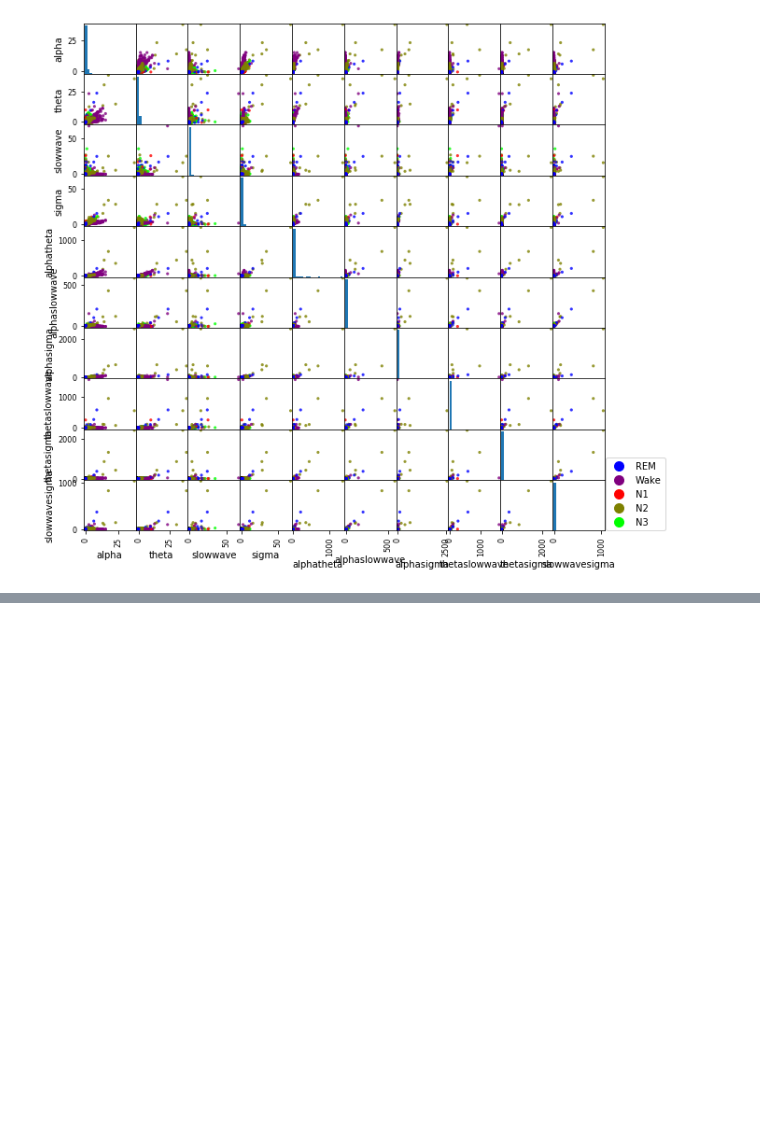
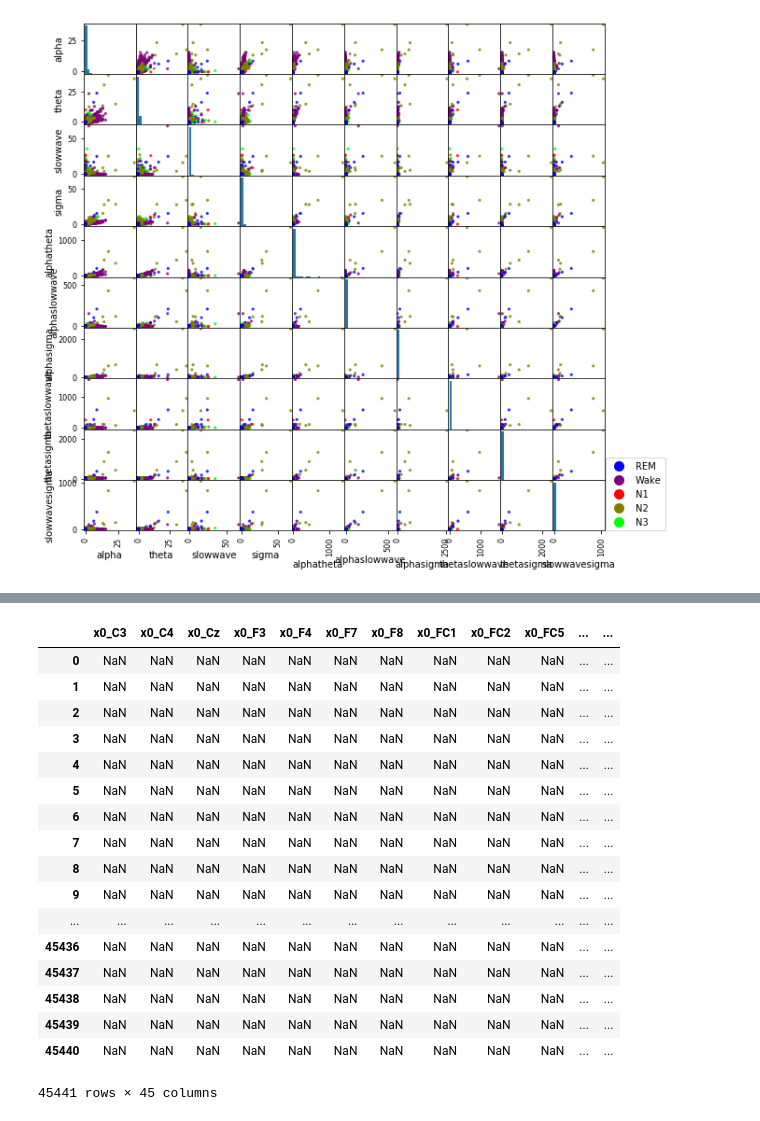
Before and after one commit to zhiyanwang27/decoding_sleep, a Jupyter notebook: src/EDA.ipynb, the cells around one changed output, grey strips where cells are left out. Cells and saved outputs as stored; diff of their text form; code cells hidden in the pictures; blank space fills up the shorter version.

```diff
--- a/src/EDA.ipynb
+++ b/src/EDA.ipynb
@@ -144,3 +159,15 @@ plt.savefig('../figures/scattermatrix_poly.png',dpi=300)
 plt.show()
 # %% [output]
 [figure]
+# %%
+# calculate outlier portion
+from scipy import nanmean, nanstd
+df_zscore = df_preprocessed[con_ftrs]
+zscore = lambda x: (x - nanmean(x)) / nanstd(x)
+df_zscore.apply(zscore)
+outlier_portion = (df_zscore >= 3.0)
+outlier_portion_1 = df_zscore <= -3.0
+print(outlier_portion[con_ftrs[1]].value_counts(), outlier_portion_1[con_ftrs[1]].value_counts())
+print(outlier_portion[con_ftrs[0]].value_counts(), outlier_portion_1[con_ftrs[0]].value_counts())
+print(outlier_portion[con_ftrs[2]].value_counts(), outlier_portion_1[con_ftrs[2]].value_counts())
+print(outlier_portion[con_ftrs[3]].value_counts(), outlier_portion_1[con_ftrs[3]].value_counts())
@@ -146,0 +212,21 @@ plt.show()
+# %%
+df_preprocessed[outlier_portion]
+# %% [output]
+|  | x0_C3 | x0_C4 | x0_Cz | x0_F3 | x0_F4 | x0_F7 | x0_F8 | x0_FC1 | x0_FC2 | x0_FC5 | ... | ... |
+| 0 | NaN | NaN | NaN | NaN | NaN | NaN | NaN | NaN | NaN | NaN | ... | ... |
+| 1 | NaN | NaN | NaN | NaN | NaN | NaN | NaN | NaN | NaN | NaN | ... | ... |
+| 2 | NaN | NaN | NaN | NaN | NaN | NaN | NaN | NaN | NaN | NaN | ... | ... |
+| 3 | NaN | NaN | NaN | NaN | NaN | NaN | NaN | NaN | NaN | NaN | ... | ... |
+| 4 | NaN | NaN | NaN | NaN | NaN | NaN | NaN | NaN | NaN | NaN | ... | ... |
+| 5 | NaN | NaN | NaN | NaN | NaN | NaN | NaN | NaN | NaN | NaN | ... | ... |
+| 6 | NaN | NaN | NaN | NaN | NaN | NaN | NaN | NaN | NaN | NaN | ... | ... |
+| 7 | NaN | NaN | NaN | NaN | NaN | NaN | NaN | NaN | NaN | NaN | ... | ... |
+| 8 | NaN | NaN | NaN | NaN | NaN | NaN | NaN | NaN | NaN | NaN | ... | ... |
+| 9 | NaN | NaN | NaN | NaN | NaN | NaN | NaN | NaN | NaN | NaN | ... | ... |
+| ... | ... | ... | ... | ... | ... | ... | ... | ... | ... | ... | ... | ... |
+| 45436 | NaN | NaN | NaN | NaN | NaN | NaN | NaN | NaN | NaN | NaN | ... | ... |
+| 45437 | NaN | NaN | NaN | NaN | NaN | NaN | NaN | NaN | NaN | NaN | ... | ... |
+| 45438 | NaN | NaN | NaN | NaN | NaN | NaN | NaN | NaN | NaN | NaN | ... | ... |
+| 45439 | NaN | NaN | NaN | NaN | NaN | NaN | NaN | NaN | NaN | NaN | ... | ... |
+| 45440 | NaN | NaN | NaN | NaN | NaN | NaN | NaN | NaN | NaN | NaN | ... | ... |
+45441 rows × 45 columns
```
Also changed, not shown: parts of 9 cells of this notebook, 12 other files.
